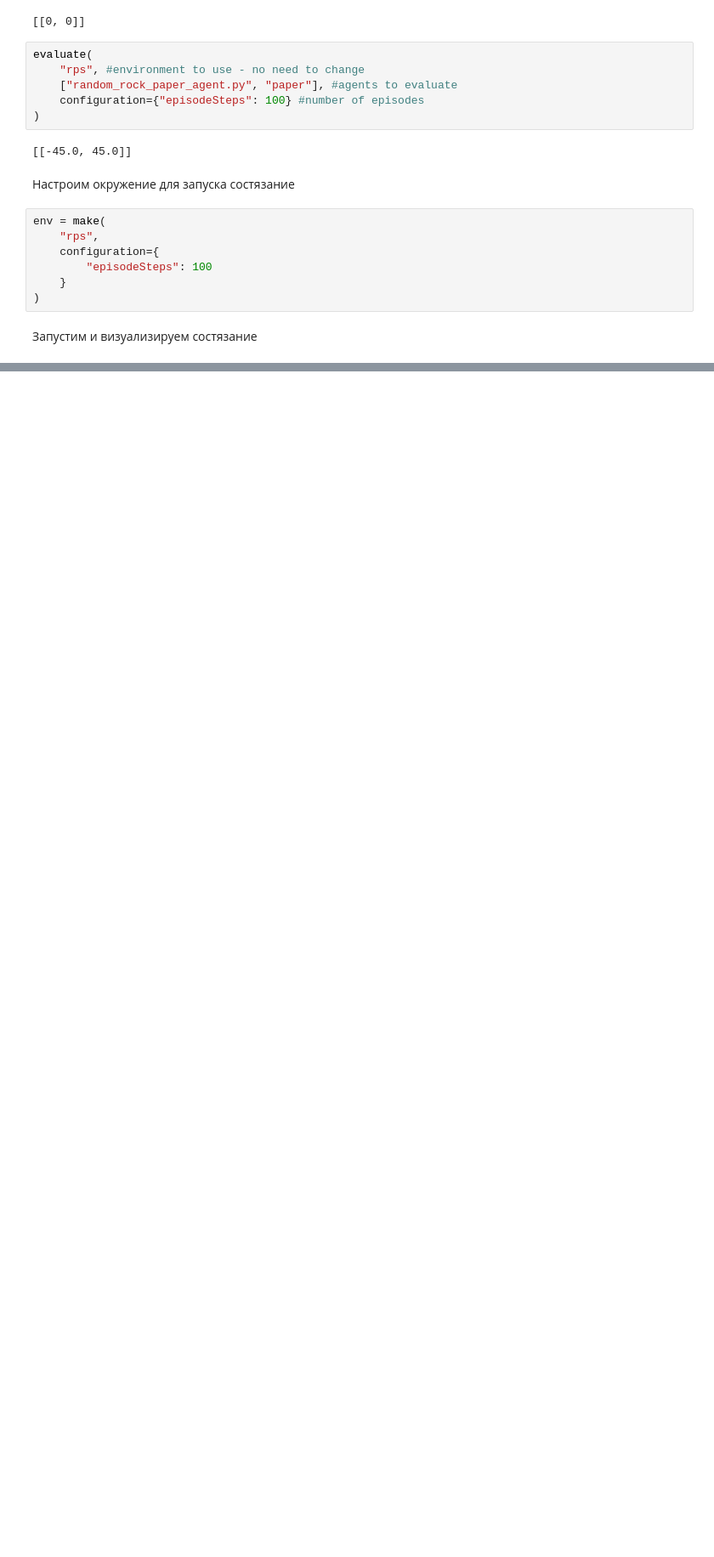
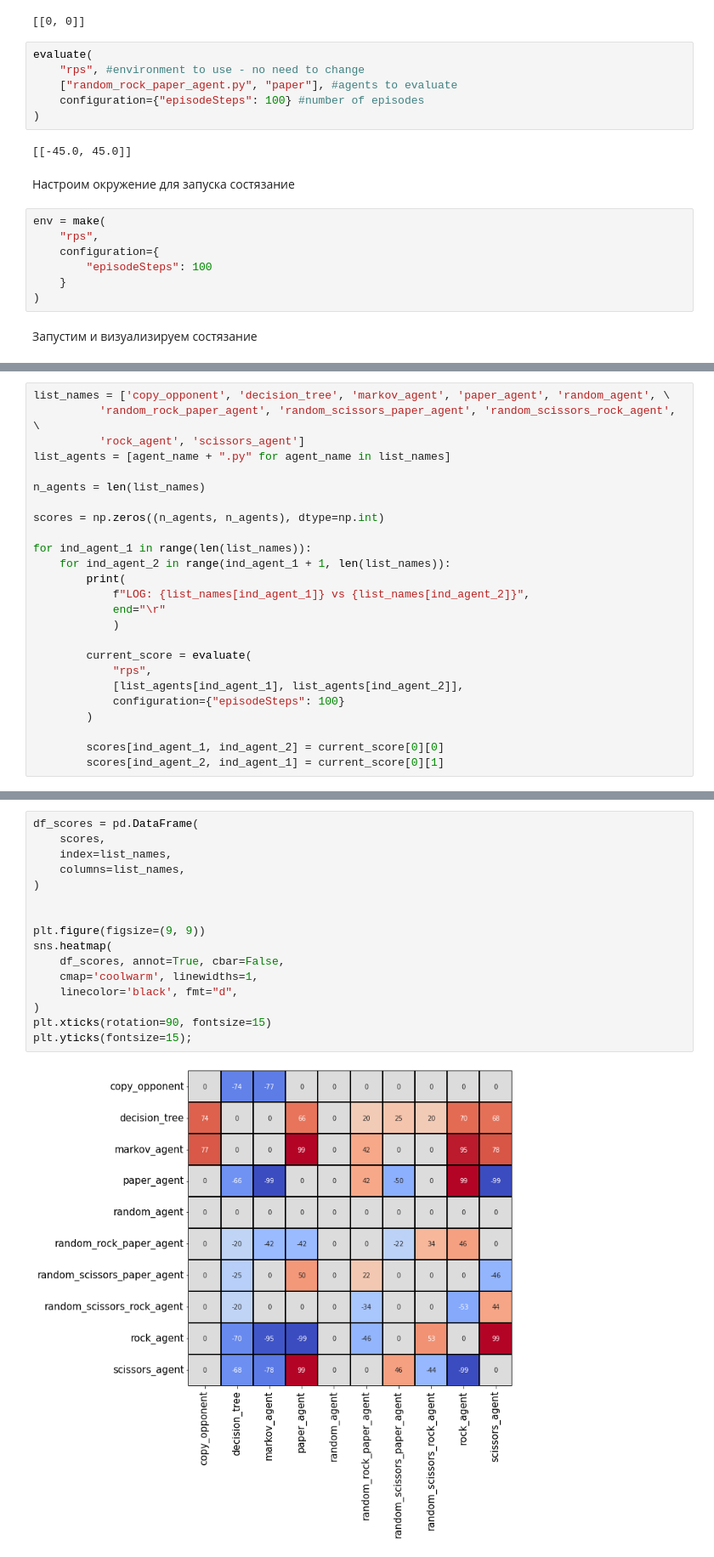
Before and after one commit to Pashkovaleks/MIPT-22, a Jupyter notebook: Environment_example_Pashkov_A_I.ipynb, the cells around one changed output, grey strips where cells are left out. Shown: that part at 85% size. Saved outputs shown, nothing was run; the diff lists cells and outputs as text; blank space fills up the shorter version.

```diff
--- a/Environment_example_Pashkov_A_I.ipynb
+++ b/Environment_example_Pashkov_A_I.ipynb
@@ -265,0 +268,25 @@ env.render(mode="ipython", width=500, height=400)
+# %%
+list_names = ['copy_opponent', 'decision_tree', 'markov_agent', 'paper_agent', 'random_agent', \
+          'random_rock_paper_agent', 'random_scissors_paper_agent', 'random_scissors_rock_agent', \
+          'rock_agent', 'scissors_agent']
+list_agents = [agent_name + ".py" for agent_name in list_names]
+
+n_agents = len(list_names)
+
+scores = np.zeros((n_agents, n_agents), dtype=np.int)
+
+for ind_agent_1 in range(len(list_names)):
+    for ind_agent_2 in range(ind_agent_1 + 1, len(list_names)):
+        print(
+            f"LOG: {list_names[ind_agent_1]} vs {list_names[ind_agent_2]}",
+            end="\r"
+            )
+
+        current_score = evaluate(
+            "rps",
+            [list_agents[ind_agent_1], list_agents[ind_agent_2]],
+            configuration={"episodeSteps": 100}
+        )
+
+        scores[ind_agent_1, ind_agent_2] = current_score[0][0]
+        scores[ind_agent_2, ind_agent_1] = current_score[0][1]
@@ -265,0 +295,18 @@ env.render(mode="ipython", width=500, height=400)
+# %%
+df_scores = pd.DataFrame(
+    scores,
+    index=list_names,
+    columns=list_names,
+)
+
+
+plt.figure(figsize=(9, 9))
+sns.heatmap(
+    df_scores, annot=True, cbar=False,
+    cmap='coolwarm', linewidths=1,
+    linecolor='black', fmt="d",
+)
+plt.xticks(rotation=90, fontsize=15)
+plt.yticks(fontsize=15);
+# %% [output]
+[figure, added]
```
Also changed, not shown: parts of 3 cells of this notebook.
